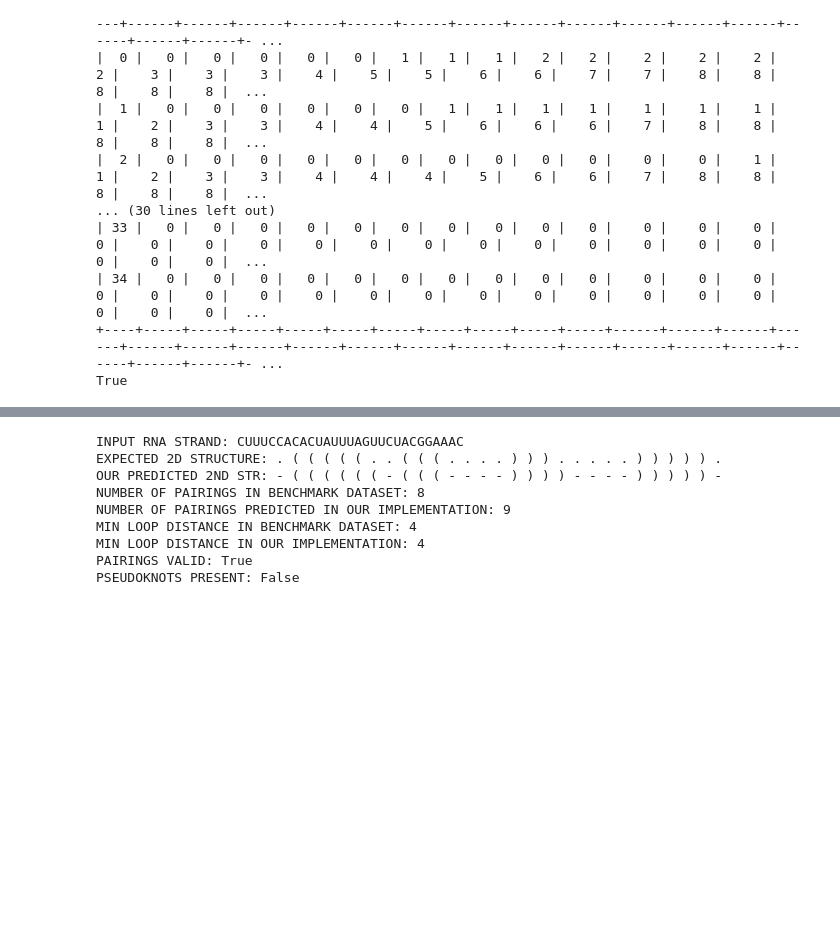
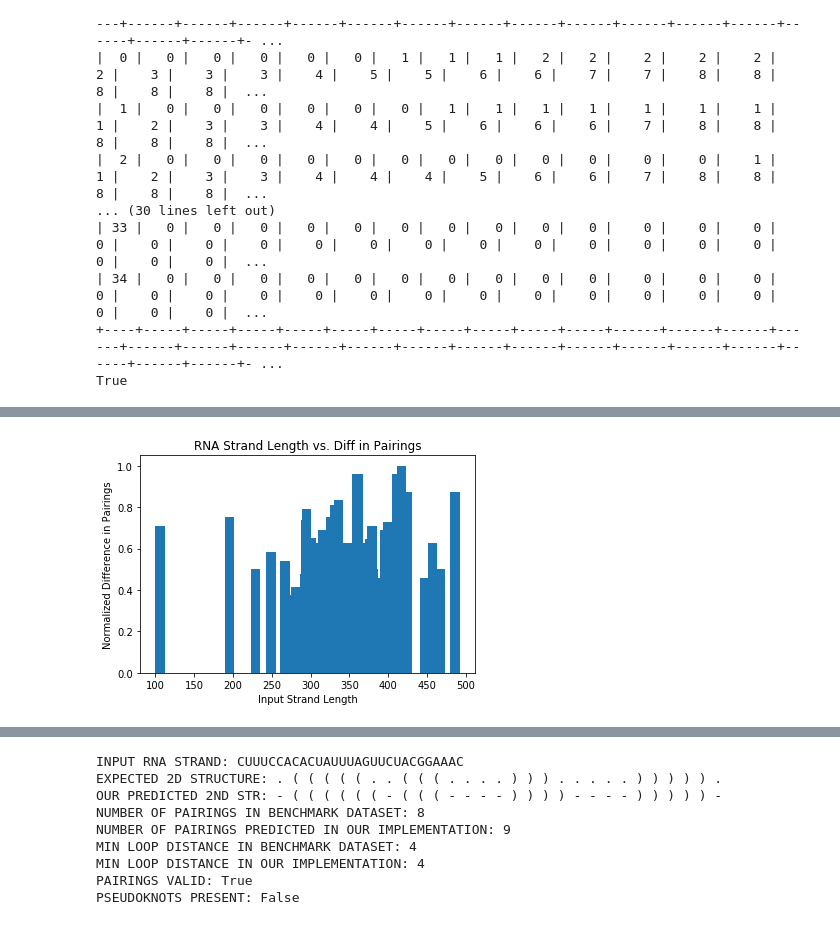
Before and after one commit to tiffanybuu/cs466_project, a Jupyter notebook: backend/NussinovAlgorithmWithTesting.ipynb, the cells around one changed output, grey strips where cells are left out. Saved outputs shown, nothing was run; the diff lists cells and outputs as text; code cells hidden in the pictures; blank space fills up the shorter version.

Commit message:
addding plots visualizing difference in scores

```diff
--- a/backend/NussinovAlgorithmWithTesting.ipynb
+++ b/backend/NussinovAlgorithmWithTesting.ipynb
@@ -33,6 +33,12 @@ False
 def get_base_pairing_score(v_i, v_j):
   """Returns 1 if input nucleotides form a chemical bond."""
   pairs = [('A','U'), ('U', 'A'), ('G', 'C'), ('C', 'G')]
+  two_bond = [('A', 'U'), ('U', 'A')]
+  three_bond = [('G', 'C'), ('C', 'G')]
+#   if (v_i, v_j) in two_bond:
+#     return 1
+#   elif (v_i, v_j) in three_bond:
+#     return 2
   if (v_i, v_j) in pairs:
       return 1
   return 0
@@ -296,10 +302,11 @@ DP TABLE:
 +----+-----+-----+-----+-----+-----+-----+-----+-----+-----+-----+------+------+------+------+------+------+------+------+------+------+------+------+------+------+------+------+------+------+------+- ...
 True
 # %%
-benchmark_data = "/content/S-Full-Train.txt"
+benchmark_data = "../data/S-Full-Train.txt"
 test_file = open(benchmark_data, "r")
 file_as_list = test_file.readlines()
 n_samples = 30
+
 for i in range(0, 5*n_samples, 5): # iterate through n test samples
   original_strand = file_as_list[i + 1].strip()
   original_strand = original_strand.upper()
@@ -337,0 +346,89 @@ PSEUDOKNOTS PRESENT: False
+# %%
+import matplotlib.pyplot as plt
+import numpy as np
+from collections import defaultdict
+import statistics
+
+benchmark_data = "../data/S-Full-Train.txt"
+test_file = open(benchmark_data, "r")
+file_as_list = test_file.readlines()
+n_samples = 100
+ref_score = []
+imp_score = []
+
+input_strand_length = defaultdict(list)
+diff_pairing_score = defaultdict(int)
+percentage_error = defaultdict(int)
+
+
+for i in range(0, 5*n_samples, 5): # iterate through n test samples
+  original_strand = file_as_list[i + 1].strip()
+  original_strand = original_strand.upper()
+  paper_secondary_structure = file_as_list[i + 2].strip() # given to us from the paper
+  dp, m_score, pairs, predicted_structure = nussinov(original_strand, 5)
+  reference_score = get_reference_score(paper_secondary_structure)
+  check_for_knots = check_pseudoknots(pairs)
+  our_min_loop_dist = compute_min_loop_dist(predicted_structure)
+  paper_min_loop_dist = compute_min_loop_dist(paper_secondary_structure)
+
+  ref_score.append(int(reference_score))
+  imp_score.append(int(m_score))
+
+  input_sequence_length = original_strand.strip()
+  input_sequence_length = [c.upper() for c in input_sequence_length]
+  input_sequence_length = len(input_sequence_length)
+  input_strand_length[input_sequence_length].append(diff_pairings)
+
+
+  diff_pairings = abs(m_score-reference_score)
+  diff_pairing_score[diff_pairings] += 1
+
+  error = abs((m_score - reference_score) / (float(reference_score))) * 100
+  percentage_error[error] += 1
+
+
+normalized_scores = defaultdict(list)
+avg_scores = defaultdict(float)
+for key, values in input_strand_length.items():
+    avg_scores[key] = statistics.mean(values)
+
+min_value = (min(avg_scores.items(), key=lambda x: x[1]) )[1]
+max_value = (max(avg_scores.items(), key=lambda x: x[1]) )[1]
+
+for key, values in avg_scores.items():
+    normalized_scores[key] = (values - min_value) / (float(max_value-min_value))
+
+lengths = list(normalized_scores.keys())
+normalized_diff_scores = list(normalized_scores.values())
+
+
+
+plt.bar(*zip(*normalized_scores.items()), width=12)
+plt.title(label="RNA Strand Length vs. Diff in Pairings")
+plt.xlabel('Input Strand Length')
+plt.ylabel('Normalized Difference in Pairings')
+plt.show()
+
+
+
+
+diff_pair = diff_pairing_score.keys()
+diff_freq = diff_pairing_score.values()
+plt.bar(list(diff_pair), list(diff_freq), color='g')
+plt.title(label="Frequencies of the Number of Pairing Differences")
+plt.xlabel('Difference in Pairings')
+plt.ylabel('Frequency of Difference')
+plt.show()
+
+
+
+
+error = percentage_error.keys()
+frequency = percentage_error.values()
+plt.bar(list(error), list(frequency), color='orange')
+plt.title(label="Frenquencies of Percentage Error")
+plt.xlabel('Percentage Error')
+plt.ylabel('Frequency of Error')
+plt.show()
+# %% [output]
+[figure, added]
```
Also changed, not shown: parts of 2 cells of this notebook.
